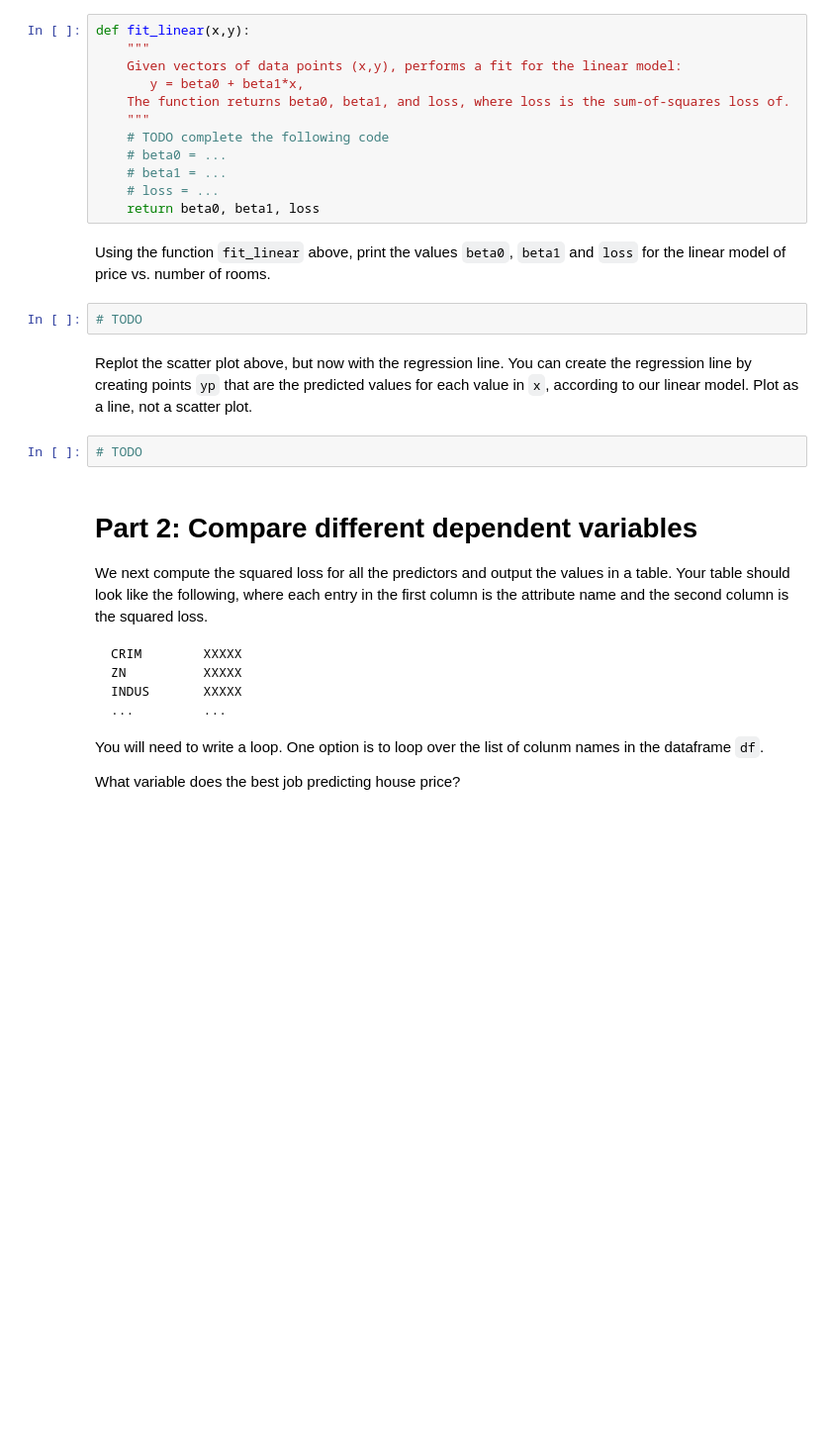
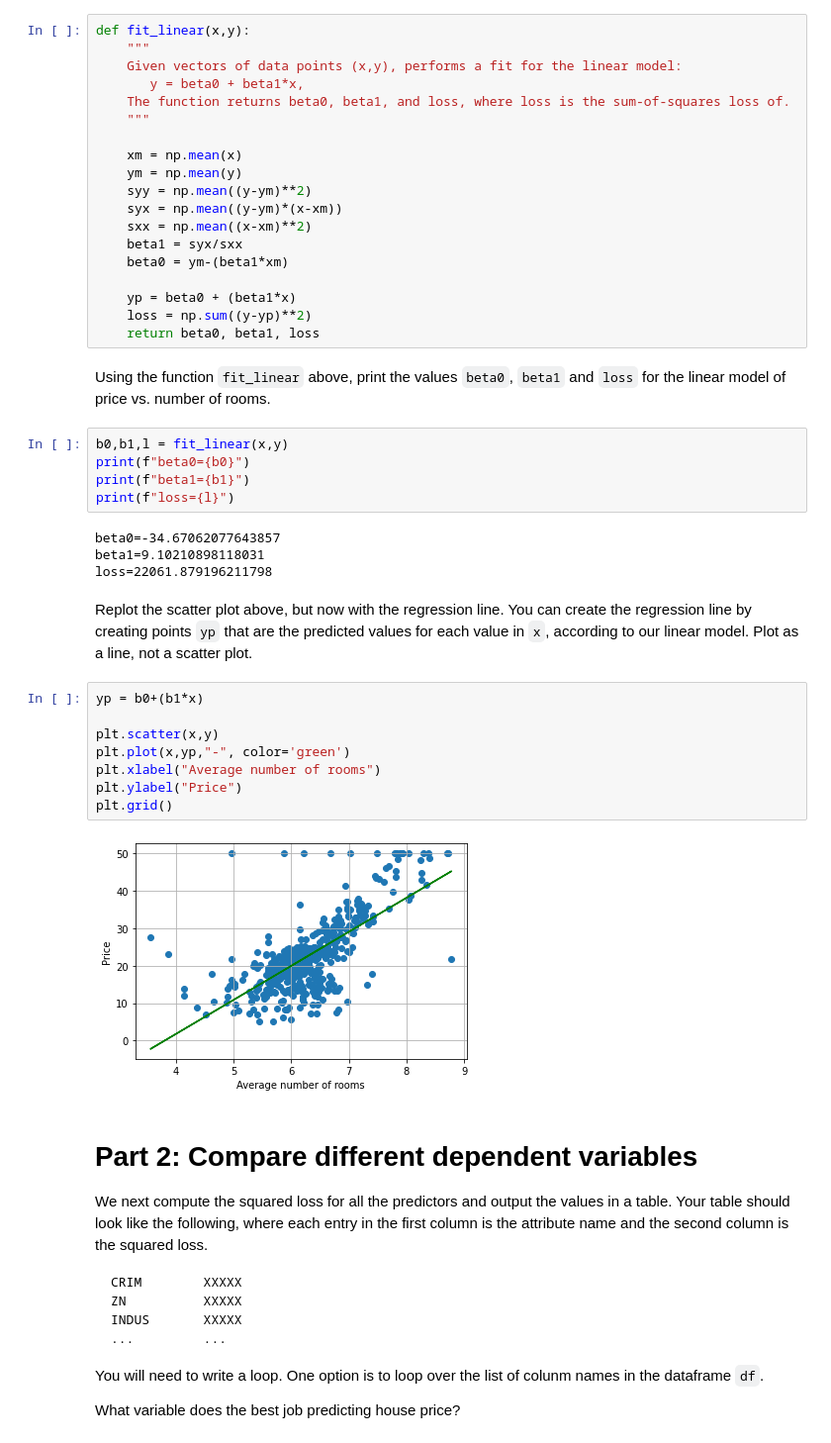
Before and after one commit to geetikabandlamudi/CS-GY-6923-ML, a Jupyter notebook: MLFall22_Lab_1.ipynb, the cells around one changed output. Shown at 99% size. Drawn from its saved outputs; the diff is of its cells as text; blank space fills up the shorter version.

```diff
--- a/MLFall22_Lab_1.ipynb
+++ b/MLFall22_Lab_1.ipynb
@@ -88,19 +104,41 @@ def fit_linear(x,y):
        y = beta0 + beta1*x,
     The function returns beta0, beta1, and loss, where loss is the sum-of-squares loss of.
     """
-    # TODO complete the following code
-    # beta0 = ...
-    # beta1 = ...
-    # loss = ...
+
+    xm = np.mean(x)
+    ym = np.mean(y)
+    syy = np.mean((y-ym)**2)
+    syx = np.mean((y-ym)*(x-xm))
+    sxx = np.mean((x-xm)**2)
+    beta1 = syx/sxx
+    beta0 = ym-(beta1*xm)
+
+    yp = beta0 + (beta1*x)
+    loss = np.sum((y-yp)**2)
     return beta0, beta1, loss
 # %% [markdown]
 Using the function `fit_linear` above, print the values `beta0`, `beta1` and `loss` for the linear model of price vs. number of rooms.
-# %%
-# TODO
+# %%
+b0,b1,l = fit_linear(x,y)
+print(f"beta0={b0}")
+print(f"beta1={b1}")
+print(f"loss={l}")
+# %% [output]
+beta0=-34.67062077643857
+beta1=9.10210898118031
+loss=22061.879196211798
 # %% [markdown]
 Replot the scatter plot above, but now with the regression line.  You can create the regression line by creating points `yp` that are the predicted values for each value in `x`, according to our linear model. Plot as a line, not a scatter plot.
-# %%
-# TODO
+# %%
+yp = b0+(b1*x)
+
+plt.scatter(x,y)
+plt.plot(x,yp,"-", color='green')
+plt.xlabel("Average number of rooms")
+plt.ylabel("Price")
+plt.grid()
+# %% [output]
+[figure, added]
 # %% [markdown]
 # Part 2:  Compare different dependent variables
 
```
Also changed, not shown: parts of 21 cells of this notebook.
